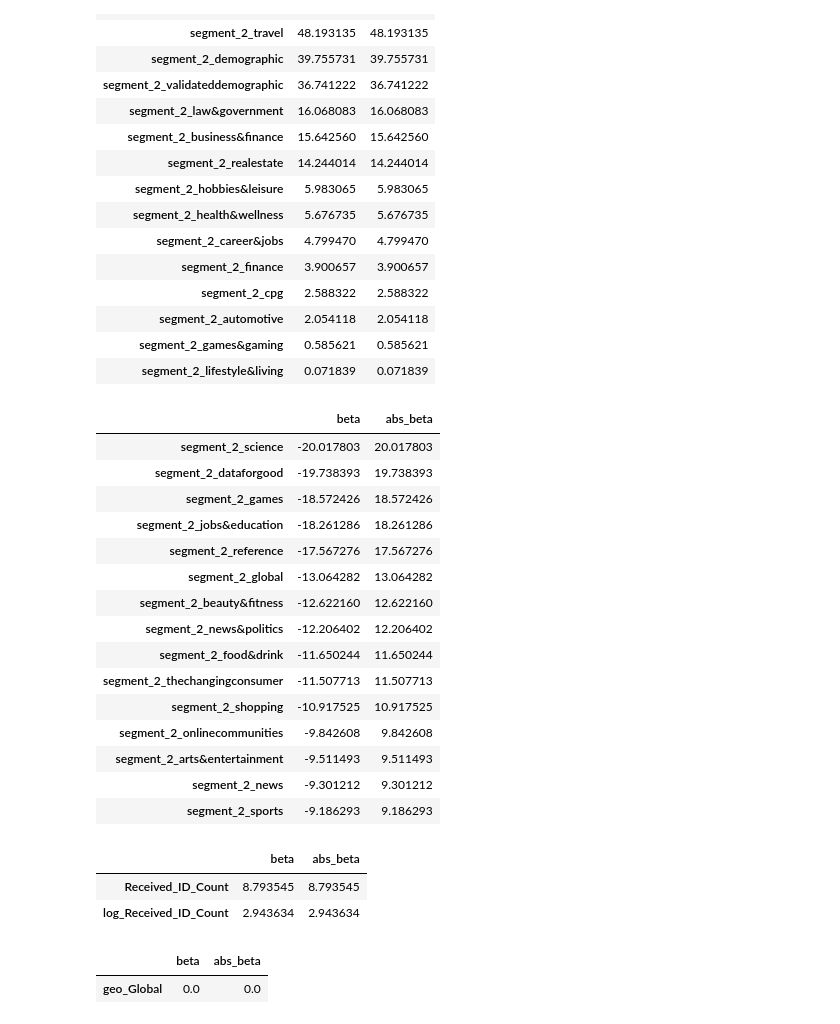
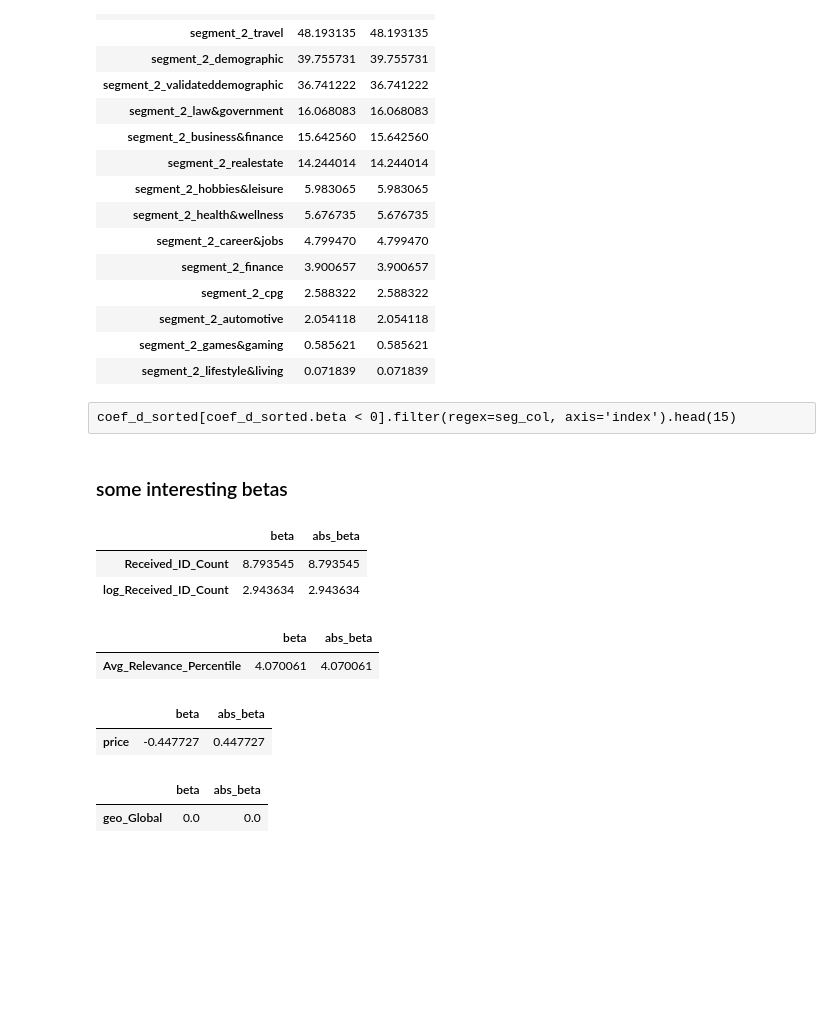
Before and after one commit to ravi-sharethis/python-notebooks, a Jupyter notebook: TTD3_Pricing.ipynb, the cells around one changed output. Cells and saved outputs as stored; diff of their text form; code cells hidden in the pictures; blank space fills up the shorter version.

```diff
--- a/TTD3_Pricing.ipynb
+++ b/TTD3_Pricing.ipynb
@@ -258,31 +235,26 @@ coef_d_sorted[coef_d_sorted.beta > 0].filter(regex=seg_col, axis='index').head(1
 | segment_2_automotive | 2.054118 | 2.054118 |
 | segment_2_games&gaming | 0.585621 | 0.585621 |
 | segment_2_lifestyle&living | 0.071839 | 0.071839 |
-# %%
-coef_d_sorted[coef_d_sorted.beta < 0].filter(regex=seg_col, axis='index').head(15)
-# %% [output]
-|  | beta | abs_beta |
-| segment_2_science | -20.017803 | 20.017803 |
-| segment_2_dataforgood | -19.738393 | 19.738393 |
-| segment_2_games | -18.572426 | 18.572426 |
-| segment_2_jobs&education | -18.261286 | 18.261286 |
-| segment_2_reference | -17.567276 | 17.567276 |
-| segment_2_global | -13.064282 | 13.064282 |
-| segment_2_beauty&fitness | -12.622160 | 12.622160 |
-| segment_2_news&politics | -12.206402 | 12.206402 |
-| segment_2_food&drink | -11.650244 | 11.650244 |
-| segment_2_thechangingconsumer | -11.507713 | 11.507713 |
-| segment_2_shopping | -10.917525 | 10.917525 |
-| segment_2_onlinecommunities | -9.842608 | 9.842608 |
-| segment_2_arts&entertainment | -9.511493 | 9.511493 |
-| segment_2_news | -9.301212 | 9.301212 |
-| segment_2_sports | -9.186293 | 9.186293 |
+# %% [raw]
+coef_d_sorted[coef_d_sorted.beta < 0].filter(regex=seg_col, axis='index').head(15)
+# %% [markdown]
+### some interesting betas
 # %%
 coef_d.filter(regex='Received', axis='index')
 # %% [output]
 |  | beta | abs_beta |
 | Received_ID_Count | 8.793545 | 8.793545 |
 | log_Received_ID_Count | 2.943634 | 2.943634 |
+# %%
+coef_d.filter(regex='Rel', axis='index')
+# %% [output]
+|  | beta | abs_beta |
+| Avg_Relevance_Percentile | 4.070061 | 4.070061 |
+# %%
+coef_d.filter(regex='price', axis='index')
+# %% [output]
+|  | beta | abs_beta |
+| price | -0.447727 | 0.447727 |
 # %%
 coef_d.filter(regex='geo_', axis='index')
 # %% [output]
```
Also changed, not shown: parts of 30 cells of this notebook.
